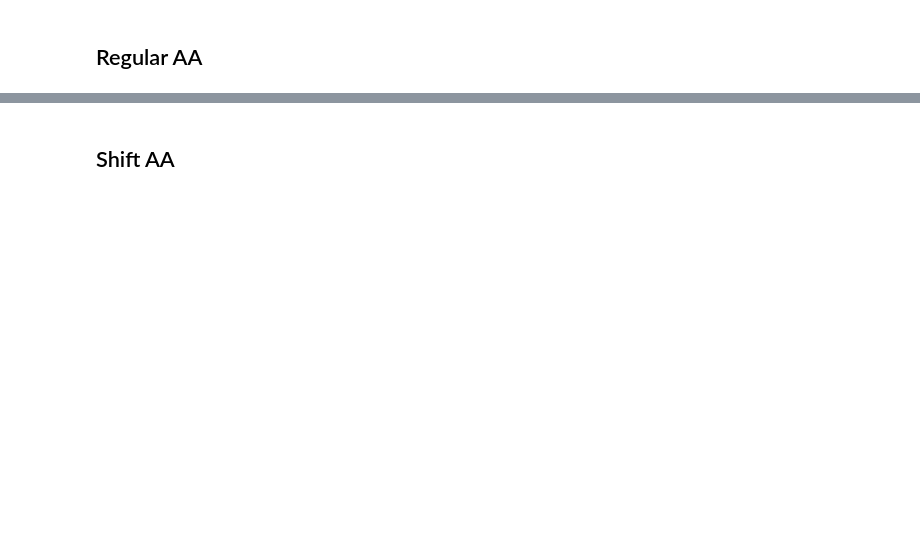
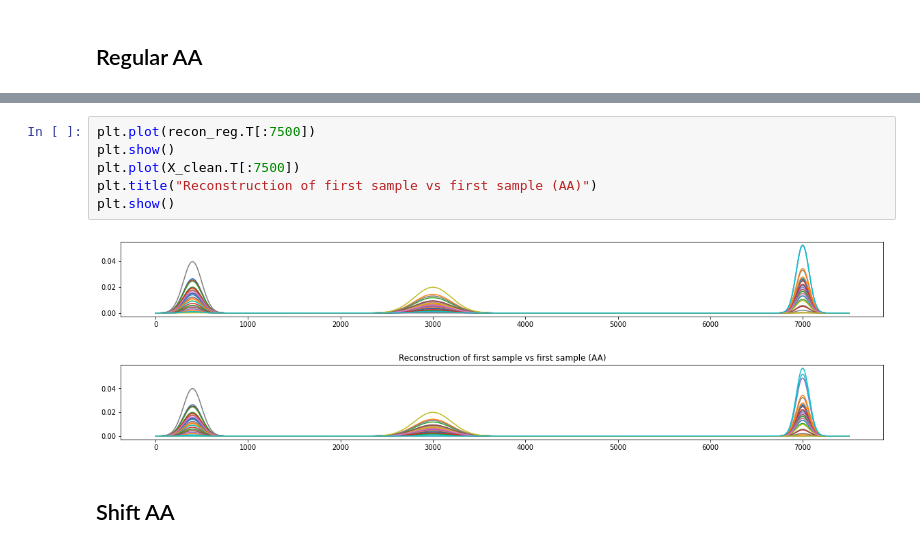
Before and after one commit to AlexanderVoldby/02466Fagprojekt2023, a Jupyter notebook: test_with_shift.ipynb, the cells around one changed output, grey strips where cells are left out. Saved outputs shown, nothing was run; the diff lists cells and outputs as text; blank space fills up the shorter version.

```diff
--- a/test_with_shift.ipynb
+++ b/test_with_shift.ipynb
@@ -144,2 +190,11 @@ epoch: 93, Loss: 1.1046134512290862
+# %%
+plt.plot(recon_reg.T[:7500])
+plt.show()
+plt.plot(X_clean.T[:7500])
+plt.title("Reconstruction of first sample vs first sample (AA)")
+plt.show()
+# %% [output]
+[figure, added]
+[figure, added]
 # %% [markdown]
 ## Shift AA
```
Also changed, not shown: parts of 14 cells of this notebook.
